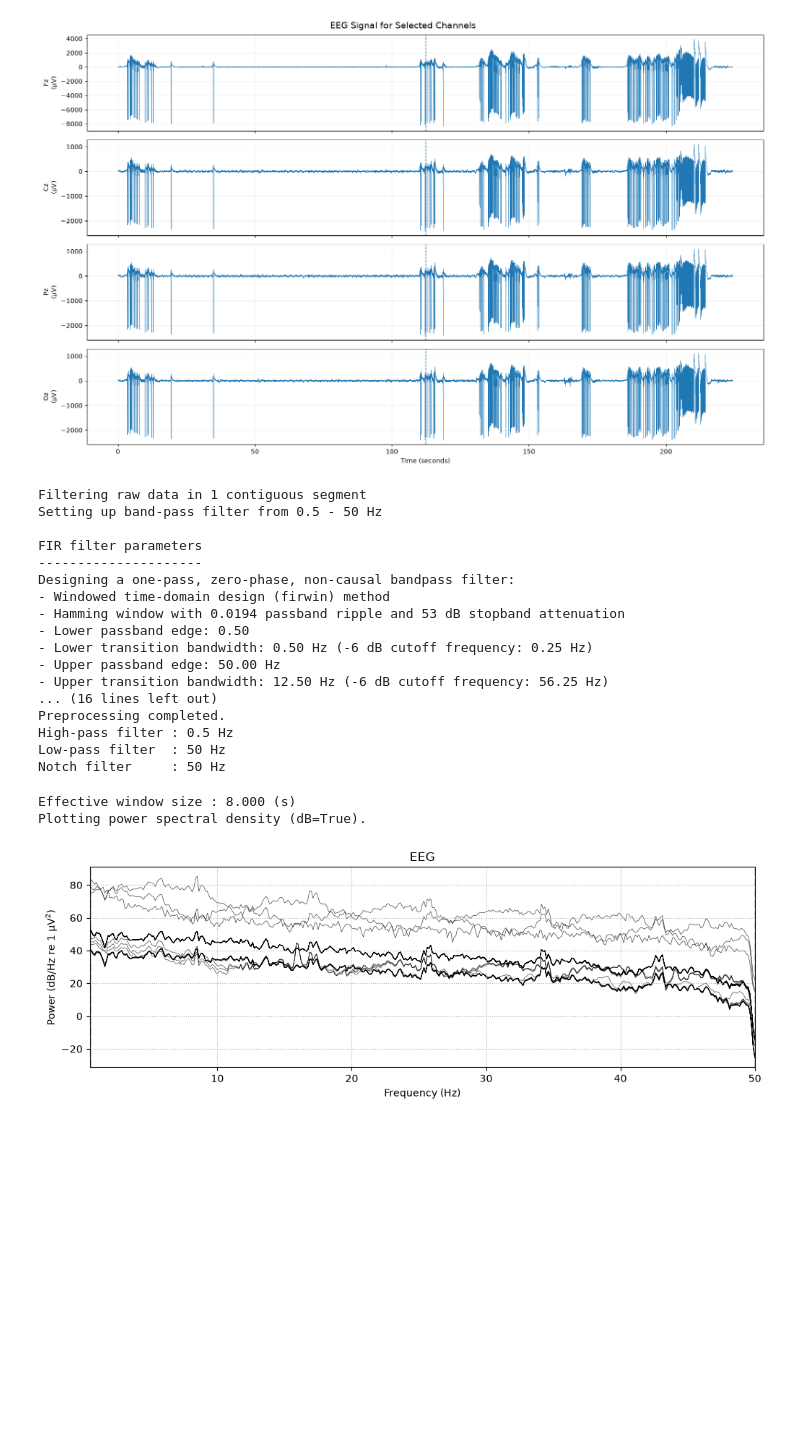
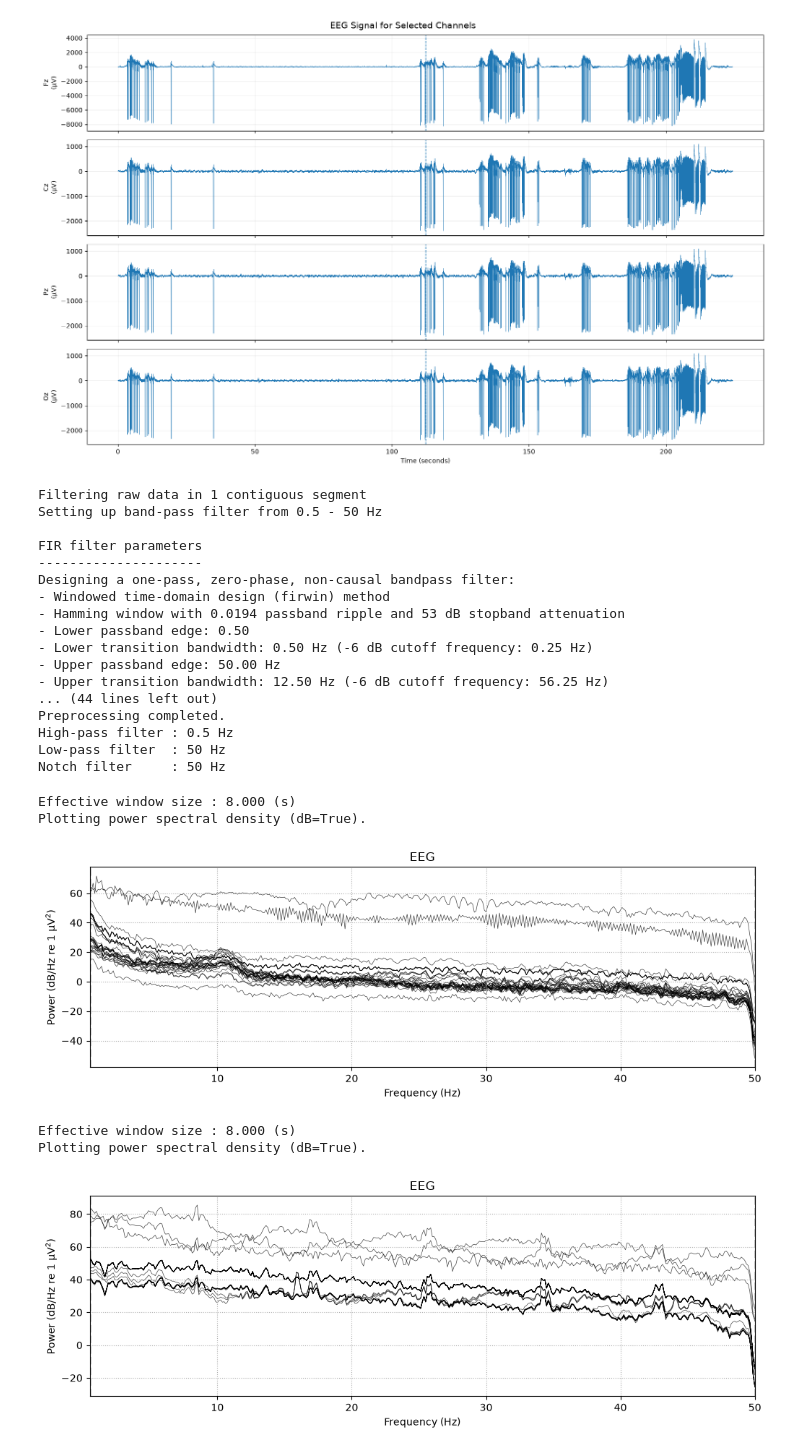
Before and after one commit to Ananyo-Sen-B2530066/mental-health, a Jupyter notebook: eeg_study.ipynb, the cells around one changed output. Saved outputs shown, nothing was run; the diff lists cells and outputs as text; code cells hidden in the pictures; blank space fills up the shorter version.

```diff
--- a/eeg_study.ipynb
+++ b/eeg_study.ipynb
@@ -332,17 +437,24 @@ plt.show()
 # %%
 # EEG preprocessing
 
-raw_clean = raw.copy()
+raw_clean1 = raw1.copy()
+raw_clean2 = raw2.copy()
 
 # Band-pass filtering
-raw_clean.filter(
+raw_clean1.filter(
+    l_freq=0.5,
+    h_freq=50.0,
+    fir_design="firwin"
+)
+raw_clean2.filter(
     l_freq=0.5,
     h_freq=50.0,
     fir_design="firwin"
 )
 
 # Notch filter for power-line interference
-raw_clean.notch_filter(freqs=50)
+raw_clean1.notch_filter(freqs=50)
+raw_clean2.notch_filter(freqs=50)
 
 print("Preprocessing completed.")
 print("High-pass filter : 0.5 Hz")
@@ -361,24 +473,36 @@ Designing a one-pass, zero-phase, non-causal bandpass filter:
 - Lower transition bandwidth: 0.50 Hz (-6 dB cutoff frequency: 0.25 Hz)
 - Upper passband edge: 50.00 Hz
 - Upper transition bandwidth: 12.50 Hz (-6 dB cutoff frequency: 56.25 Hz)
-... (16 lines left out)
+... (44 lines left out)
 Preprocessing completed.
 High-pass filter : 0.5 Hz
 Low-pass filter  : 50 Hz
 Notch filter     : 50 Hz
 # %%
-raw_clean.compute_psd(
+raw_clean1.compute_psd(
+    fmin=0.5,
+    fmax=50,
+    n_fft=2048
+).plot(
+    average=False,
+    picks="data"
+)
+
+raw_clean2.compute_psd(
     fmin=0.5,
     fmax=50,
     n_fft=2048
 ).plot(
     average=False,
     picks="data"
 )
 
 plt.show()
 # %% [output]
 Effective window size : 8.000 (s)
 Plotting power spectral density (dB=True).
-[figure, old version]
+[figure, new version]
+Effective window size : 8.000 (s)
+Plotting power spectral density (dB=True).
+[figure, added]
 # %%
```
Also changed, not shown: parts of 17 cells of this notebook, 1 other file.
